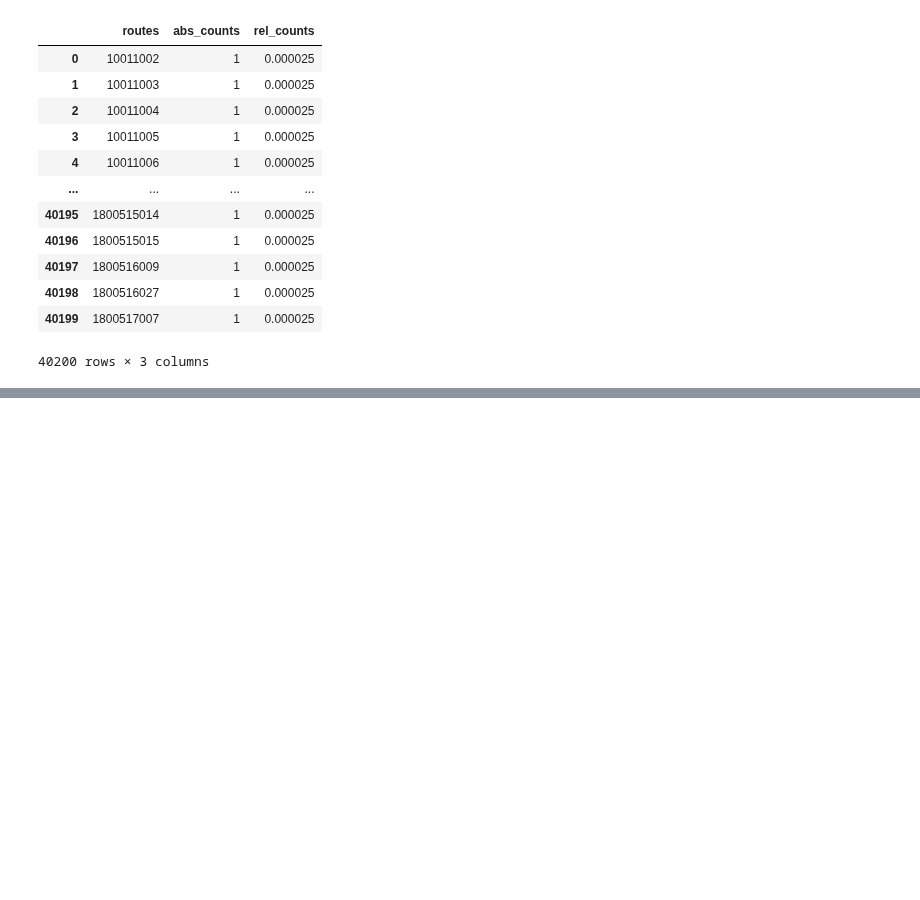
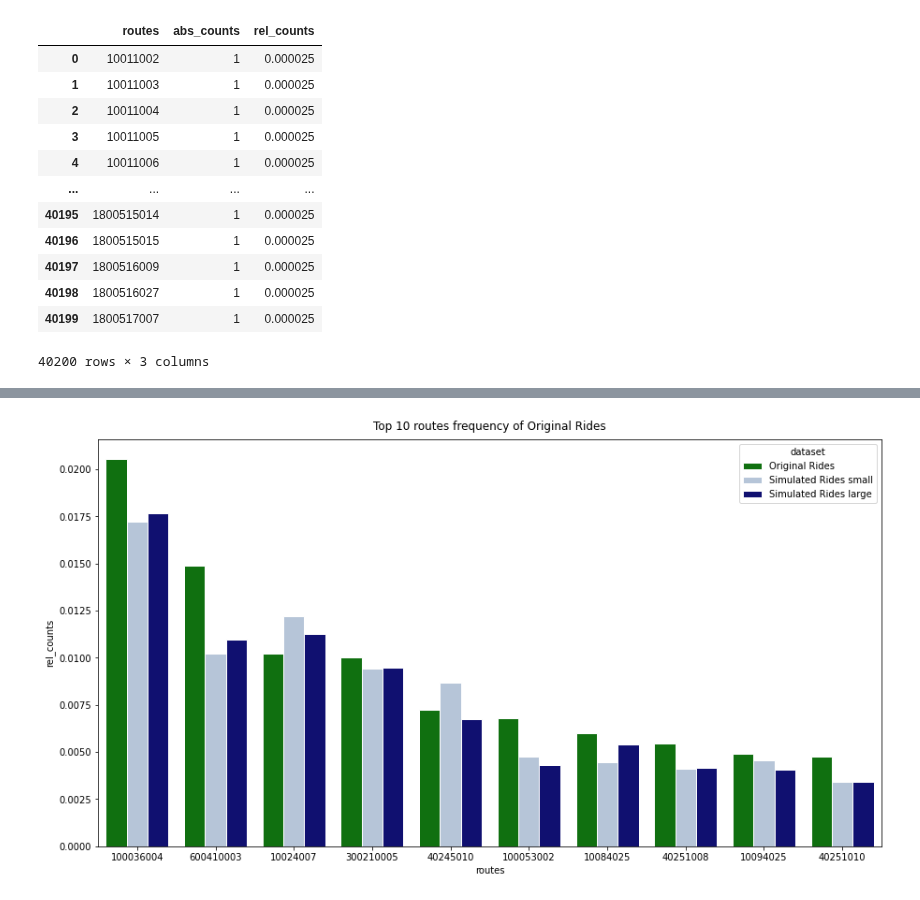
Before and after one commit to Lukas-Dierkes/vehicle-stream-team-project, a Jupyter notebook: vehicle_stream_pipeline/simulation_viz.ipynb, the cells around one changed output, grey strips where cells are left out. Cells and saved outputs as stored; diff of their text form; code cells hidden in the pictures; blank space fills up the shorter version.

```diff
--- a/vehicle_stream_pipeline/simulation_viz.ipynb
+++ b/vehicle_stream_pipeline/simulation_viz.ipynb
@@ -371,0 +406,6 @@ all_routes_df
+# %%
+top_df_value_counts_rides = df_value_counts_rides.nlargest(n=10, columns= "abs_counts")
+top_df_value_counts_rides["own_top_10"] = True
+nlargest_sim_s = df_value_counts_sim_s.nlargest(n=10, columns= "abs_counts")
+nlargest_sim_l = df_value_counts_sim_l.nlargest(n=10, columns= "abs_counts")
+top_df_value_counts_rides
@@ -371,0 +424,6 @@ all_routes_df
+# %%
+top_df_sim_s = df_value_counts_sim_s.loc[df_value_counts_sim_s["routes"].isin(top_df_value_counts_rides["routes"])]
+top_df_sim_s["own_top_10"] = top_df_sim_s["routes"].apply(lambda x : nlargest_sim_s["routes"].eq(x).any())
+top_df_sim_l = df_value_counts_sim_l.loc[df_value_counts_sim_l["routes"].isin(top_df_value_counts_rides["routes"])]
+top_df_sim_l["own_top_10"] = top_df_sim_l["routes"].apply(lambda x : nlargest_sim_l["routes"].eq(x).any())
+top_df_sim_l
@@ -371,0 +442,3 @@ all_routes_df
+# %%
+top_df = pd.concat([top_df_value_counts_rides,top_df_sim_s,top_df_sim_l])
+top_df
@@ -371,0 +463,8 @@ all_routes_df
+# %%
+fig = plt.figure(figsize=(15,8))
+sns.barplot(x = 'routes', y = 'rel_counts', hue = 'dataset', data = top_df, palette = [color_rides,color_rides_sim_s,color_rides_sim_l], edgecolor = 'w')
+plt.title(f"Top 10 routes frequency of Original Rides", pad = 10)
+
+plt.show()
+# %% [output]
+[figure, added]
```
Also changed, not shown: parts of 7 cells of this notebook.
